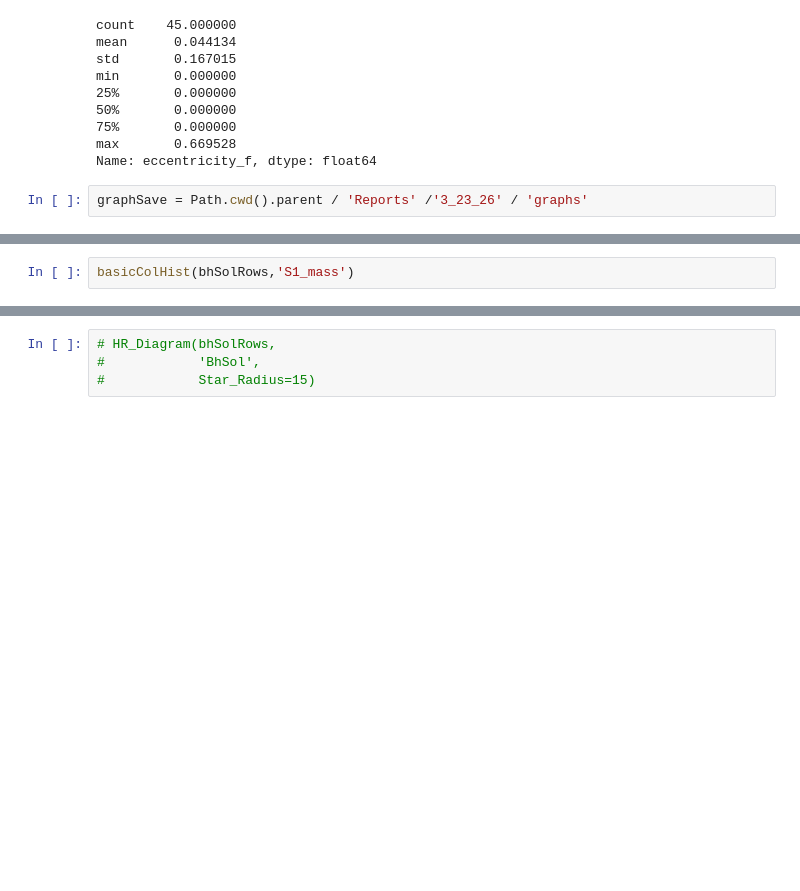
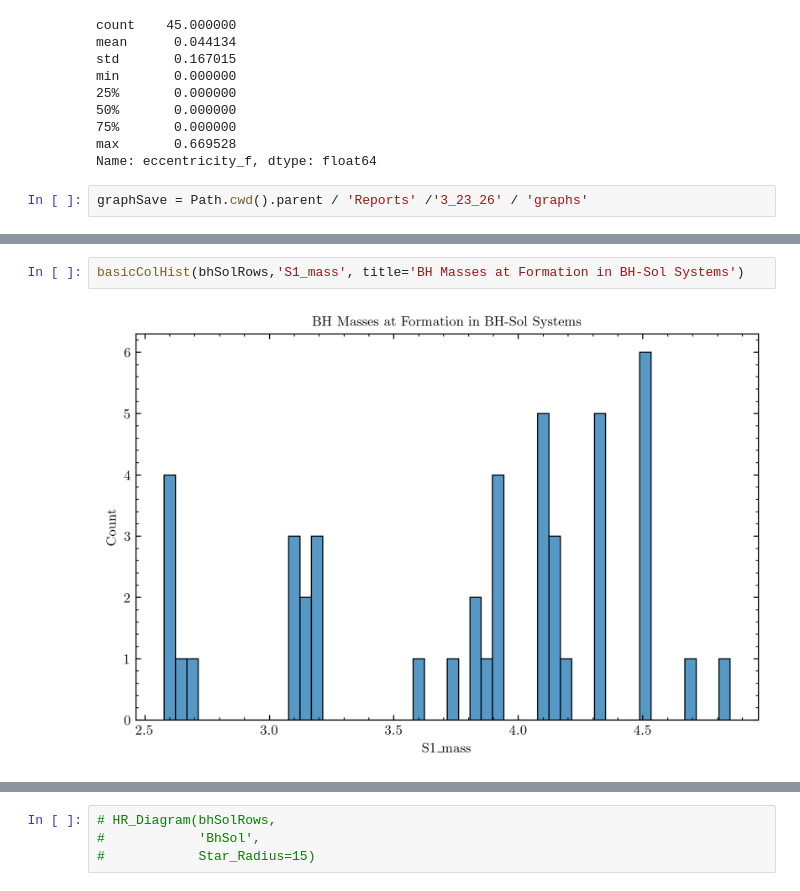
Before and after one commit to PiersonLip/solarBHs, a Jupyter notebook: Notebooks/SunLikeFilt.ipynb, the cells around one changed output, grey strips where cells are left out. Cells and saved outputs as stored; diff of their text form; blank space fills up the shorter version.

Commit message:
slight rewrite of grapher

```diff
--- a/Notebooks/SunLikeFilt.ipynb
+++ b/Notebooks/SunLikeFilt.ipynb
@@ -259,3 +290,5 @@ basicColHist(bhSolRows,'S2_mass')
 # %%
-basicColHist(bhSolRows,'S1_mass')
+basicColHist(bhSolRows,'S1_mass', title='BH Masses at Formation in BH-Sol Systems')
+# %% [output]
+[figure, added]
 # %%
```
Also changed, not shown: parts of 10 cells of this notebook.
